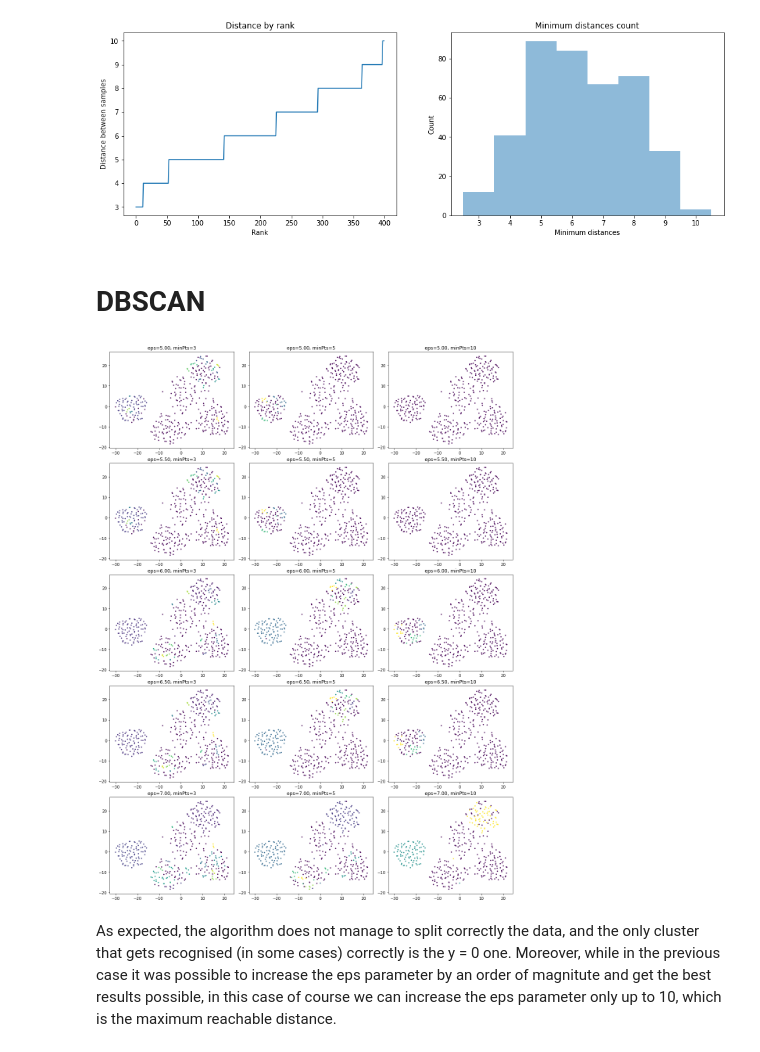
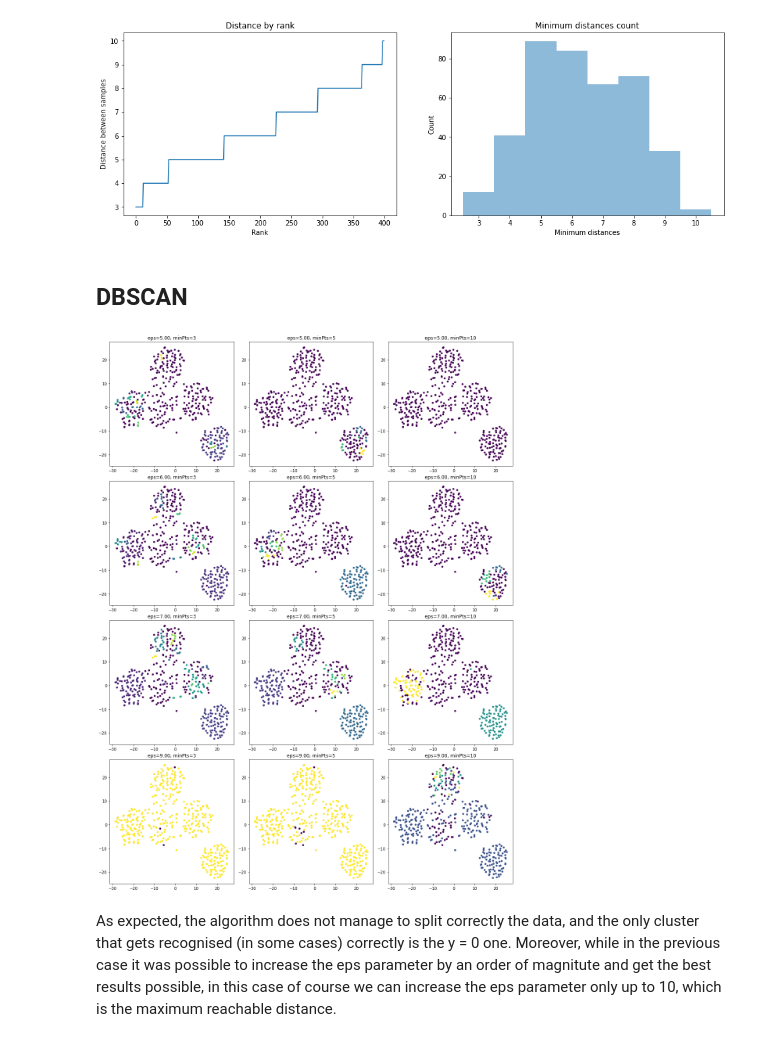
Before and after one commit to LorenzoBuriola/LoCP_moduleB, a Jupyter notebook: Week4/FPGheArt_exercise4.ipynb, the cells around one changed output. Saved outputs shown, nothing was run; the diff lists cells and outputs as text; code cells hidden in the pictures.

```diff
--- a/Week4/FPGheArt_exercise4.ipynb
+++ b/Week4/FPGheArt_exercise4.ipynb
@@ -93,0 +97,30 @@ plt.show()
+# %%
+data_embedded_list = []
+perplexities = [5,30,50,100]
+
+for i in perplexities:
+    data_embedded_list.append(TSNE(n_components=3, perplexity = i, init = 'random', random_state = 12345).fit_transform(data))
+# data_embedded_30 = TSNE(n_components=2, perplexity = 100, init = 'random').fit_transform(data)
+# data_embedded_30
+# %%
+np.random.seed(12345)
+
+fig = plt.figure(figsize = (40,20))
+
+ax =[]
+
+ax.append(fig.add_subplot(141, projection='3d'))
+ax.append(fig.add_subplot(142, projection='3d'))
+ax.append(fig.add_subplot(143, projection='3d'))
+ax.append(fig.add_subplot(144, projection='3d'))
+
+for i in range(4):
+
+    ax[i].scatter(data_embedded_list[i][:80,0], data_embedded_list[i][:80,1],data_embedded_list[i][:80,2], marker='o', color = 'red')
+    ax[i].scatter(data_embedded_list[i][80:320,0], data_embedded_list[i][80:320,1], marker='o', color = 'green')
+    ax[i].scatter(data_embedded_list[i][320:,0], data_embedded_list[i][320:,1], marker='o', color = 'blue')
+    ax[i].set_xlabel('X')
+    ax[i].set_title(f"Perplexity = {perplexities[i]}")
+
+ax[0].set_ylabel('Y')
+plt.show()
@@ -155,7 +190,7 @@ array([[0., 1., 1., ..., 1., 0., 1.],
        [1., 0., 1., ..., 1., 1., 1.]])
 # %%
 x_embedded_list = []
-perplexities = [5,30,50,100]
+perplexities = [10,30,50,100]
 
 for i in perplexities:
     x_embedded_list.append(TSNE(n_components=2, perplexity = i, init = 'random').fit_transform(x))
@@ -208,36 +243,36 @@ plt.show()
 # %% [output]
 [figure]
 # %% [markdown]
-# DBSCAN
+## DBSCAN
 # %%
-eps_range = [5,5.5,6,6.5,7]
+eps_range = [5,6,7,9]
 min_sample_range = [3,5,10]
 cpalette = ["#1CE6FF", "#FF34FF", "#FF4A46","#008941", "#006FA6", "#A30059", "#0000A6", "#63FFAC","#B79762", "#004D43", "#8FB0FF", "#997D87","#5A0007", "#809693","#1B4400", "#4FC601", "#3B5DFF", "#4A3B53","#886F4C","#34362D", "#B4A8BD", "#00A6AA", "#452C2C","#636375", "#A3C8C9", "#FF913F", "#938A81","#575329", "#00FECF", "#B05B6F"]
 
 def plotting_ax(X, y, ax):
     # plotting function
 #     for i, yu in enumerate(np.unique(y)):
 #         pos = (y == yu)
-    ax.scatter(X[:,0], X[:,1], c=y, s=4)
+    ax.scatter(X[:,0], X[:,1], c=y, s=4, lw = 3)
 
 fig, ax = plt.subplots(len(eps_range),len(min_sample_range),figsize=(15,20))
 borgo = []
 
 for i, eps in enumerate(eps_range):
     for j, min_samples in enumerate(min_sample_range):
         model = DBSCAN(eps=eps, min_samples=min_samples, metric = 'manhattan')
         model.fit(x)
         borgo.append(model.labels_)
         y = model.labels_
         plotting_ax(x_embedded_list[1],y,ax[i,j])
         ax[i,j].set_title('eps=%.2f, minPts=%i'%(eps,min_samples))
 
 #         nmi=NMI(y, ytrue)
 #         ax[i,j].set_title('eps=%.2f, minPts=%i, nmi=%.2f'%(eps,min_samples,nmi))
 plt.tight_layout(h_pad=0.5)
 plt.show()
 # %% [output]
-[figure, old version]
+[figure, new version]
 # %% [markdown]
 As expected, the algorithm does not manage to split correctly the data, and the only cluster that gets recognised (in some cases) correctly is the y = 0 one.
 Moreover, while in the previous case it was possible to increase the eps parameter by an order of magnitute and get the best results possible, in this case of course we can increase the eps parameter only up to 10, which is the maximum reachable distance.
```
Also changed, not shown: parts of 15 cells of this notebook.
